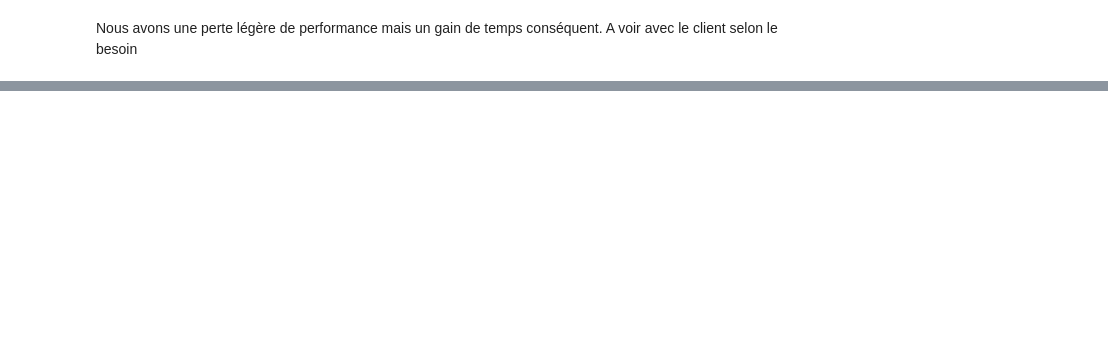
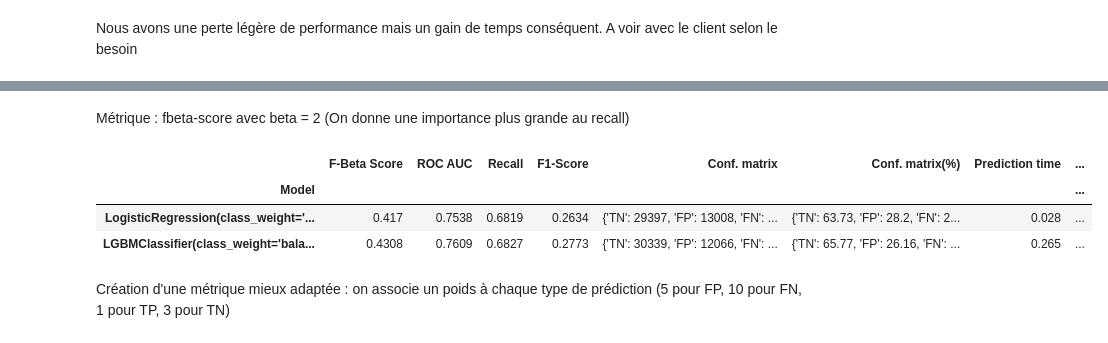
Before and after one commit to StevPav/OCR_Data_Scientist_P7, a Jupyter notebook: P7_01_notebook.ipynb, the cells around one changed output, grey strips where cells are left out. Saved outputs shown, nothing was run; the diff lists cells and outputs as text; code cells hidden in the pictures; blank space fills up the shorter version.

Commit message:
Recherche d'une meilleure métrique

```diff
--- a/P7_01_notebook.ipynb
+++ b/P7_01_notebook.ipynb
@@ -839,0 +840,2 @@ Nous avons une perte légère de performance mais un gain de temps conséquent.
+# %%
+recap_table = pd.DataFrame(columns = ['F-Beta Score','ROC AUC','Recall','F1-Score','Conf. matrix','Conf. matrix(%)','Prediction time','Best parameters']).rename_axis('Model')
@@ -839,0 +900,12 @@ Nous avons une perte légère de performance mais un gain de temps conséquent.
+# %% [markdown]
+Métrique : fbeta-score avec beta = 2 (On donne une importance plus grande au recall)
+# %%
+recap_table_4=recap_table.copy()
+recap_table_4
+# %% [output]
+|  | F-Beta Score | ROC AUC | Recall | F1-Score | Conf. matrix | Conf. matrix(%) | Prediction time | ... |
+| Model |  |  |  |  |  |  |  | ... |
+| LogisticRegression(class_weight='... | 0.417 | 0.7538 | 0.6819 | 0.2634 | {'TN': 29397, 'FP': 13008, 'FN': ... | {'TN': 63.73, 'FP': 28.2, 'FN': 2... | 0.028 | ... |
+| LGBMClassifier(class_weight='bala... | 0.4308 | 0.7609 | 0.6827 | 0.2773 | {'TN': 30339, 'FP': 12066, 'FN': ... | {'TN': 65.77, 'FP': 26.16, 'FN': ... | 0.265 | ... |
+# %% [markdown]
+Création d'une métrique mieux adaptée : on associe un poids à chaque type de prédiction (5 pour FP, 10 pour FN, 1 pour TP, 3 pour TN)
```
Also changed, not shown: parts of 16 cells of this notebook.
